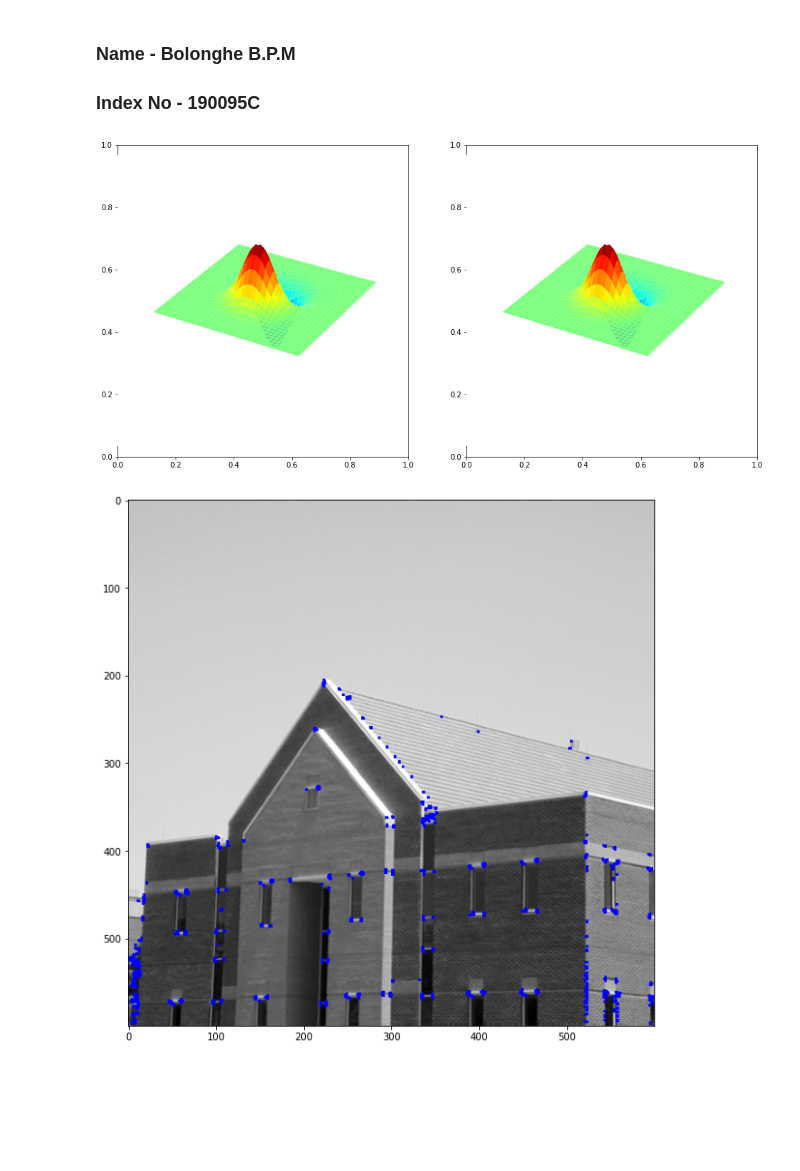
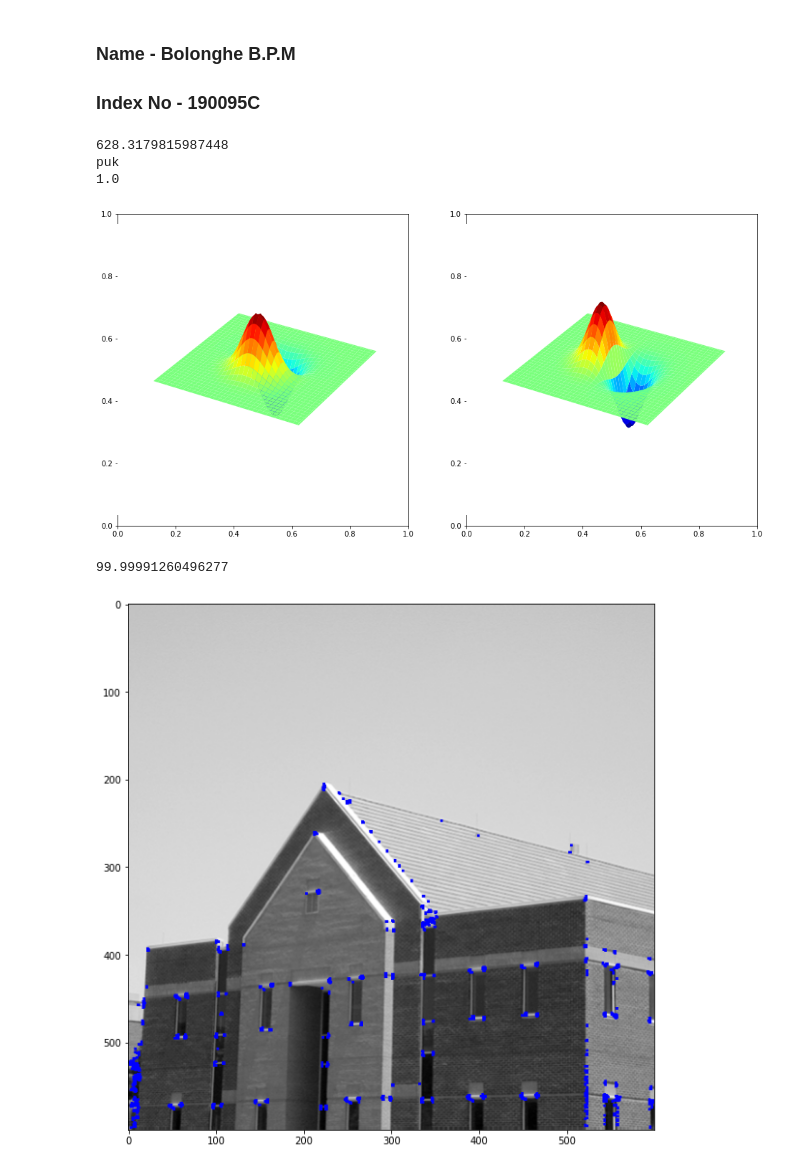
Before and after one commit to Pasindu-Manodara/Image-Processing-Home-Work-Exercise, a Jupyter notebook: Exercise_4/Ex4_190095C.ipynb, the cells around one changed output. Saved outputs shown, nothing was run; the diff lists cells and outputs as text; code cells hidden in the pictures; blank space fills up the shorter version.

```diff
--- a/Exercise_4/Ex4_190095C.ipynb
+++ b/Exercise_4/Ex4_190095C.ipynb
@@ -4,36 +4,46 @@
 # %%
 # Question 1
 
 import numpy as np
 import cv2 as cv
 import matplotlib.pyplot as plt
 from mpl_toolkits.mplot3d import Axes3D
 from matplotlib import cm
 fig,ax = plt.subplots(1,2,figsize=(16,8))
 ax1 = fig.add_subplot(121, projection='3d')
 ax2 = fig.add_subplot(122, projection='3d')
 
 
 delta=0.1
 xx,yy = np.meshgrid(np.arange(-5,5+delta,delta),np.arange(-5,5+delta,delta))
 
 sigma = 1
 g = np.exp(-(xx**2 + yy**2)/(2*sigma**2))
+print(np.sum(g))
 g/=np.sum(g)
-
+print('puk')
+print(np.sum(g))
 sobel_v=np.array([[-1,-2,-1],[0,0,0],[1,2,1]], dtype=np.float32)
 g_x = cv.filter2D(g,-1,sobel_v)
 
-sobel_h=np.array([[-1,0,-1],[-2,0,2],[-1,0,1]], dtype=np.float32)
-g_y = cv.filter2D(g,-1,sobel_v)
+sobel_h=np.array([[-1,0,1],[-2,0,2],[-1,0,1]], dtype=np.float32)
+g_y = cv.filter2D(g,-1,sobel_h)
 
 surf1= ax1.plot_surface(xx,yy,g_x,cmap=cm.jet,linewidth=0,antialiased=True)
-surf2= ax2.plot_surface(xx,yy,g_x,cmap=cm.jet,linewidth=0,antialiased=True)
+surf2= ax2.plot_surface(xx,yy,g_y,cmap=cm.jet,linewidth=0,antialiased=True)
 ax1.axis('off')
 ax2.axis('off')
 plt.show()
 # %% [output]
+628.3179815987448
+puk
+1.0
-[figure, old version]
+[figure, new version]
+# %%
+g = np.exp(-(xx**2 + yy**2)/(2*sigma**2))/(2*np.pi*sigma**2)
+print(np.sum(g))
+# %% [output]
+99.99991260496277
 # %%
 ### Question2
 import numpy as np
```
Also changed, not shown: parts of 5 cells of this notebook, 4 other files.
